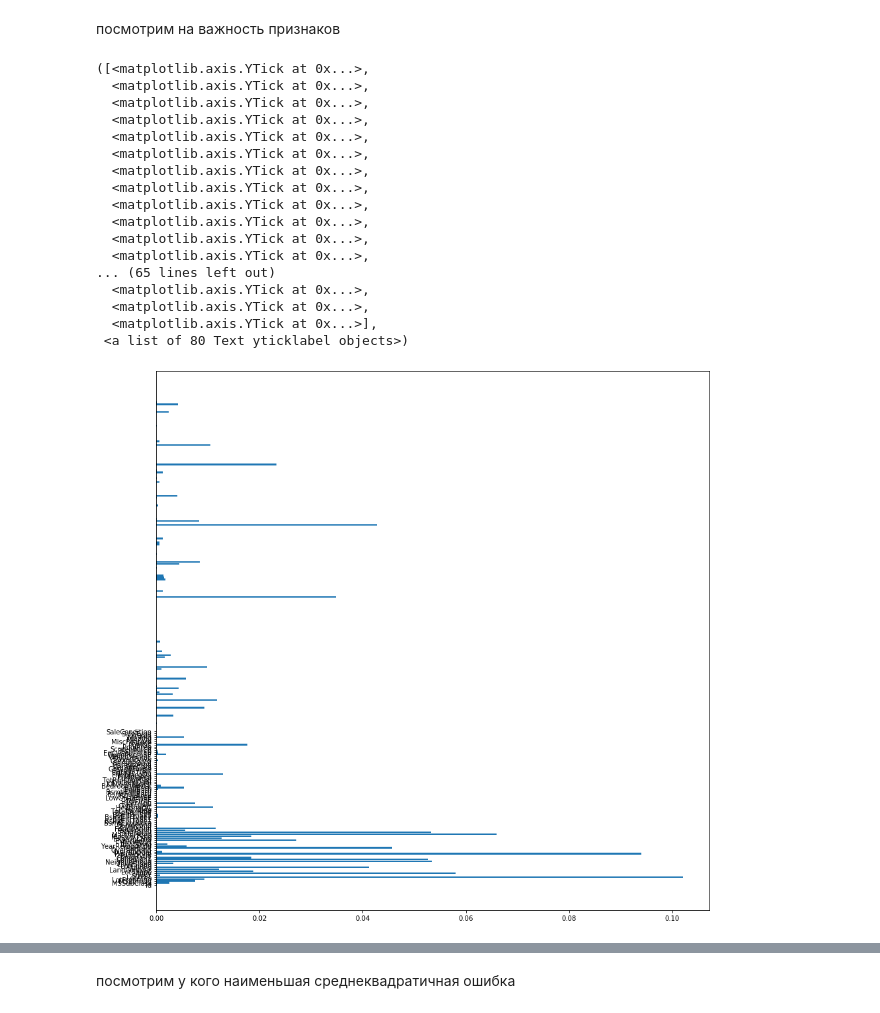
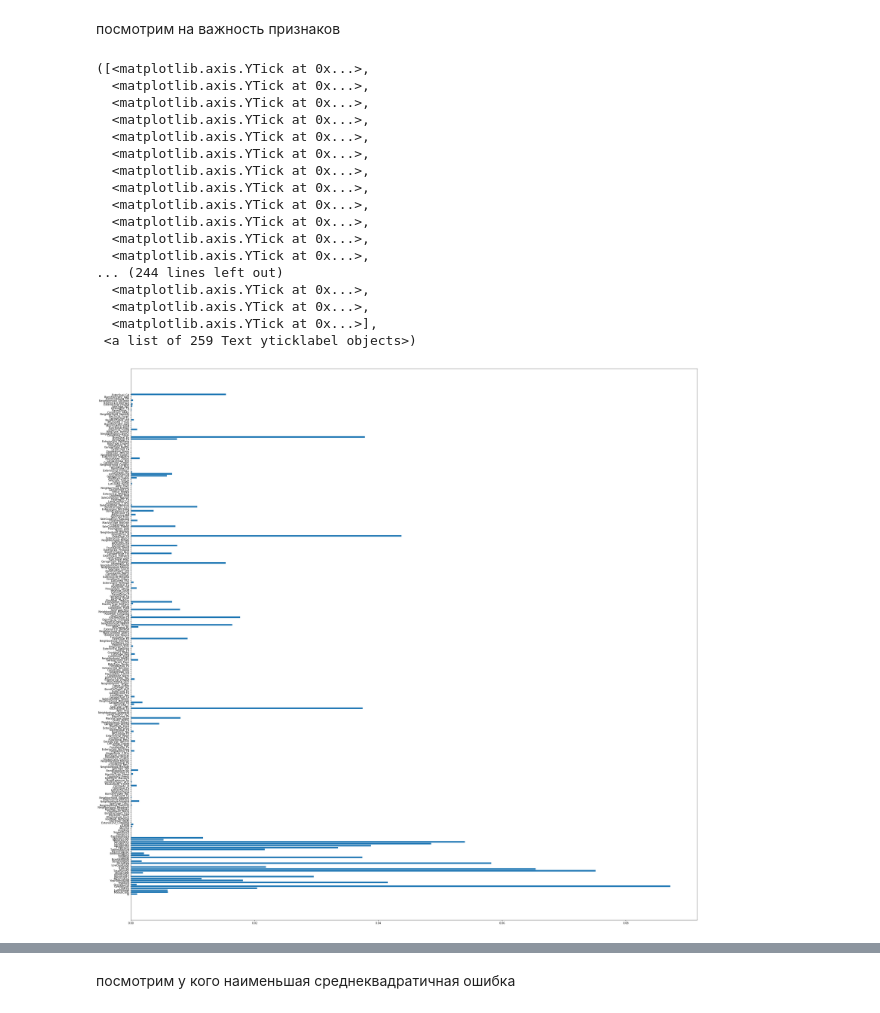
Before and after one commit to Miraterekhova/ml_dz, a Jupyter notebook: bagging_randomForest_staking.ipynb, the cells around one changed output, grey strips where cells are left out. Saved outputs shown, nothing was run; the diff lists cells and outputs as text; code cells hidden in the pictures.

```diff
--- a/bagging_randomForest_staking.ipynb
+++ b/bagging_randomForest_staking.ipynb
@@ -188,28 +188,28 @@ mean_squared_error_randforest2
 посмотрим на важность признаков
 # %%
 # важность признаков
-plt.figure(figsize=(15, 15))
+plt.figure(figsize=(40, 40))
 plt.barh(np.arange(len(rand_for_clf.feature_importances_)), rand_for_clf.feature_importances_)
-plt.yticks(np.arange(len(X.columns)),X.columns)
+plt.yticks(np.arange(len(X_train.columns)),X_train.columns)
 # %% [output]
 ([<matplotlib.axis.YTick at 0x...>,
   <matplotlib.axis.YTick at 0x...>,
   <matplotlib.axis.YTick at 0x...>,
   <matplotlib.axis.YTick at 0x...>,
   <matplotlib.axis.YTick at 0x...>,
   <matplotlib.axis.YTick at 0x...>,
   <matplotlib.axis.YTick at 0x...>,
   <matplotlib.axis.YTick at 0x...>,
   <matplotlib.axis.YTick at 0x...>,
   <matplotlib.axis.YTick at 0x...>,
   <matplotlib.axis.YTick at 0x...>,
   <matplotlib.axis.YTick at 0x...>,
-... (65 lines left out)
+... (244 lines left out)
   <matplotlib.axis.YTick at 0x...>,
   <matplotlib.axis.YTick at 0x...>,
   <matplotlib.axis.YTick at 0x...>],
- <a list of 80 Text yticklabel objects>)
+ <a list of 259 Text yticklabel objects>)
-[figure, old version]
+[figure, new version]
 # %%
 pip install --upgrade scikit-learn
 # %% [output]
```
Also changed, not shown: parts of 15 cells of this notebook.
